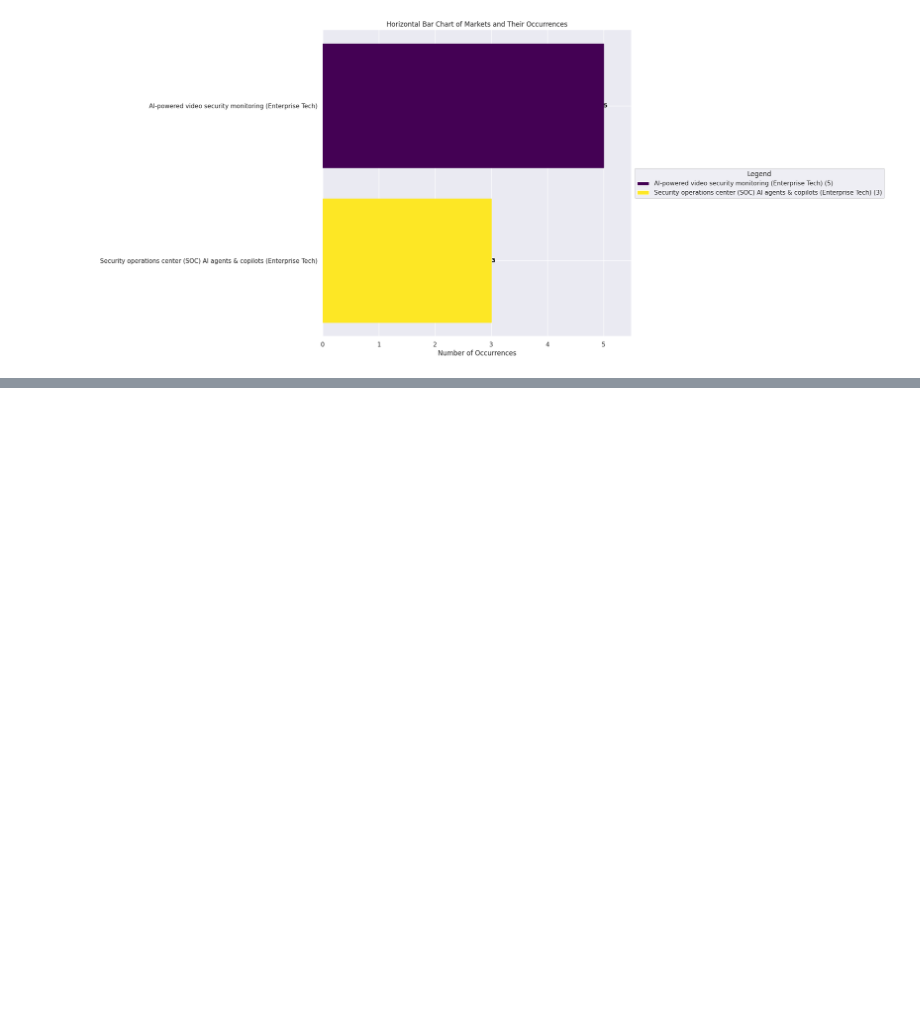
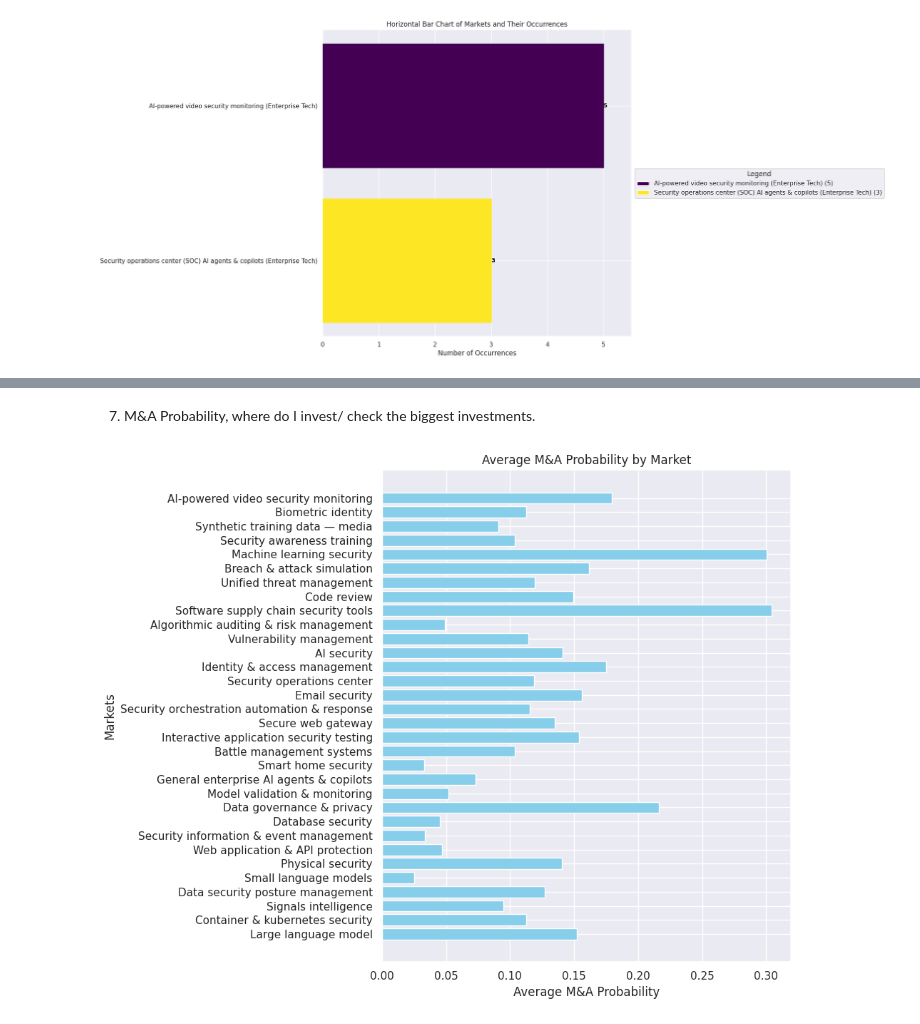
Before and after one commit to alessandrotavazzi/collaboration_swisscom, a Jupyter notebook: data_analysis.ipynb, the cells around one changed output, grey strips where cells are left out. Saved outputs shown, nothing was run; the diff lists cells and outputs as text; code cells hidden in the pictures; blank space fills up the shorter version.

```diff
--- a/data_analysis.ipynb
+++ b/data_analysis.ipynb
@@ -1169,0 +1254,40 @@ TypeError: agg function failed [how->mean,dtype->object]
+# %% [markdown]
+7) M&A Probability, where do I invest/ check the biggest investments.
+# %%
+# Clean market names by removing parentheses and standardizing technology categories
+def clean_market_name(market):
+    # Remove everything in parentheses and strip whitespace
+    cleaned = market.split('(')[0].strip()
+    # If it contains 'Tech' or 'Technology', just return 'Technology'
+    if 'Tech' in cleaned or 'Technology' in cleaned:
+        return 'Technology'
+    return cleaned
+
+# Create cleaned market names and calculate probabilities
+market_probs = {}
+for market in set(data['Markets']):
+    clean_name = clean_market_name(market)
+    mydata = data[data['Markets']==market]
+    mylist = [float(x.rstrip('%'))/100 for x in list(mydata['M&A Probability'])]
+
+    # If market already exists, take average of all values for that market
+    if clean_name in market_probs:
+        existing_values = market_probs[clean_name] * len(market_probs)  # Multiply by count to get sum
+        market_probs[clean_name] = (existing_values + sum(mylist)) / (len(market_probs) + len(mylist))
+    else:
+        market_probs[clean_name] = sum(mylist)/len(mylist)
+
+# Convert dictionary to lists for plotting
+markets = list(market_probs.keys())
+probs = list(market_probs.values())
+
+# Visualize in a horizontal bar plot
+plt.figure(figsize=(10, 8))
+plt.barh(markets, probs, color='skyblue')
+plt.title('Average M&A Probability by Market')
+plt.xlabel('Average M&A Probability')
+plt.ylabel('Markets')
+plt.tight_layout()
+plt.show()
+# %% [output]
+[figure, added]
```
Also changed, not shown: parts of 22 cells of this notebook.
